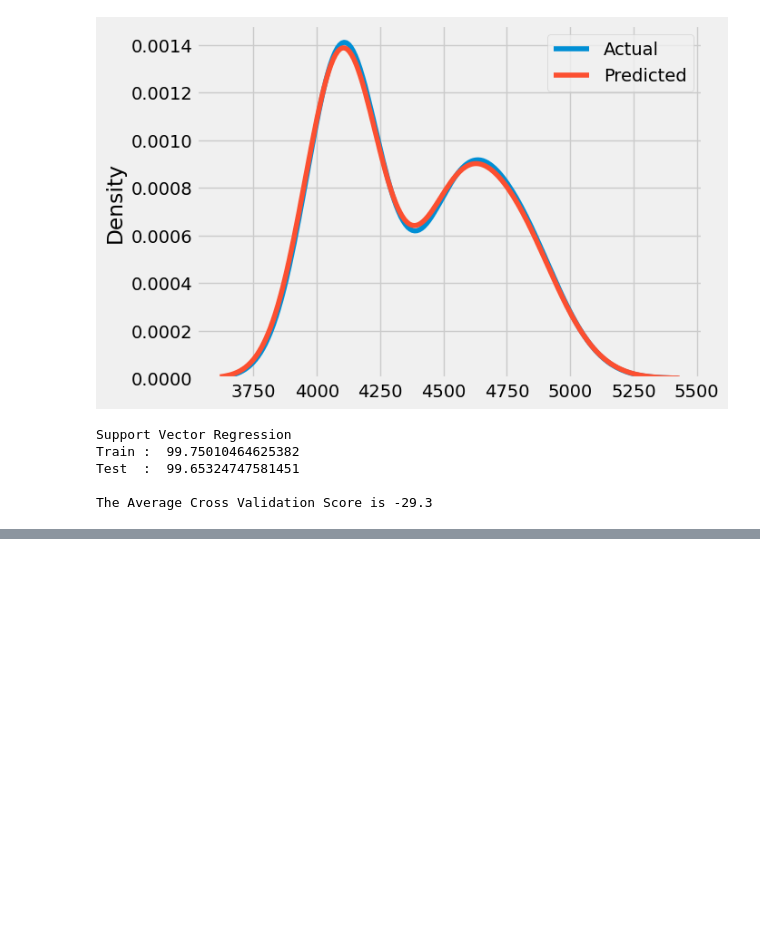
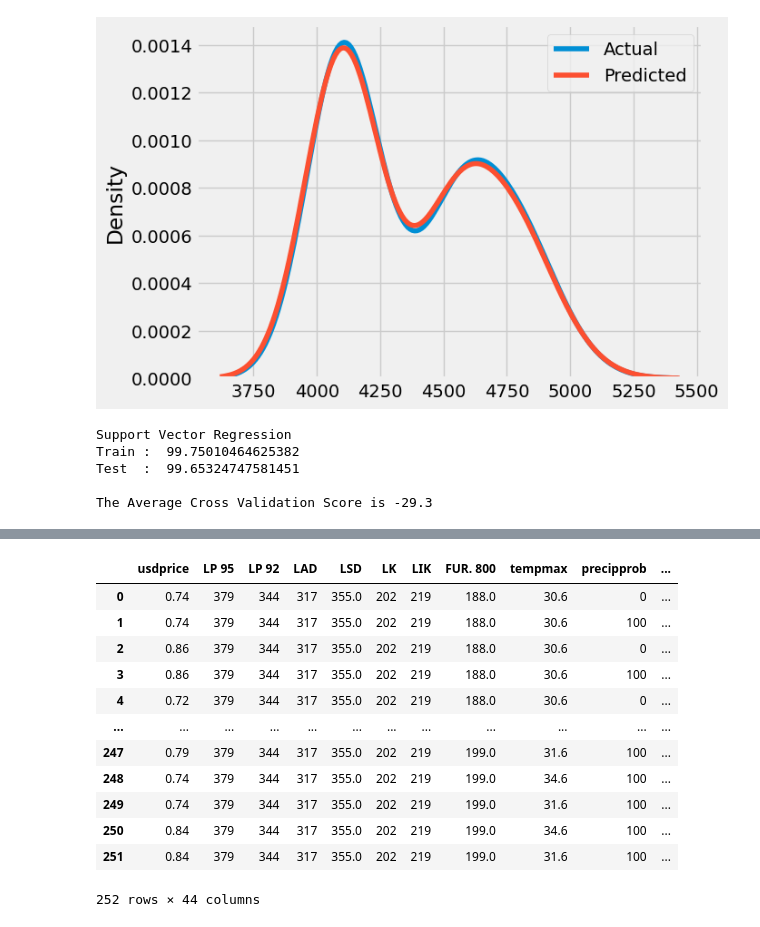
Before and after one commit to DVIlangamge/FYP--Rice-Price-Volatility-Analysis-and-Forecasting, a Jupyter notebook: FYP.ipynb, the cells around one changed output, grey strips where cells are left out. Saved outputs shown, nothing was run; the diff lists cells and outputs as text; code cells hidden in the pictures; blank space fills up the shorter version.

```diff
--- a/FYP.ipynb
+++ b/FYP.ipynb
@@ -2918,0 +2918,13 @@ The Average Cross Validation Score is -29.3
+# %%
+#creating the dataset by selecting features
+features = ['usdprice',
+ 'LP 95',
+ 'LP 92',
+ 'LAD',
+ 'LSD',
+ 'LK',
+ 'LIK',
+ 'FUR. 800',
+ 'tempmax',
+ 'precipprob', 'price','market']
+data_for_split_1 = merged_df[features]
@@ -2918,0 +2940,17 @@ The Average Cross Validation Score is -29.3
+# %%
+df = pd.get_dummies(data_for_split_1, columns =['market'],drop_first=True)
+df
+# %% [output]
+|  | usdprice | LP 95 | LP 92 | LAD | LSD | LK | LIK | FUR. 800 | tempmax | precipprob | ... |
+| 0 | 0.74 | 379 | 344 | 317 | 355.0 | 202 | 219 | 188.0 | 30.6 | 0 | ... |
+| 1 | 0.74 | 379 | 344 | 317 | 355.0 | 202 | 219 | 188.0 | 30.6 | 100 | ... |
+| 2 | 0.86 | 379 | 344 | 317 | 355.0 | 202 | 219 | 188.0 | 30.6 | 0 | ... |
+| 3 | 0.86 | 379 | 344 | 317 | 355.0 | 202 | 219 | 188.0 | 30.6 | 100 | ... |
+| 4 | 0.72 | 379 | 344 | 317 | 355.0 | 202 | 219 | 188.0 | 30.6 | 0 | ... |
+| ... | ... | ... | ... | ... | ... | ... | ... | ... | ... | ... | ... |
+| 247 | 0.79 | 379 | 344 | 317 | 355.0 | 202 | 219 | 199.0 | 31.6 | 100 | ... |
+| 248 | 0.74 | 379 | 344 | 317 | 355.0 | 202 | 219 | 199.0 | 34.6 | 100 | ... |
+| 249 | 0.74 | 379 | 344 | 317 | 355.0 | 202 | 219 | 199.0 | 31.6 | 100 | ... |
+| 250 | 0.84 | 379 | 344 | 317 | 355.0 | 202 | 219 | 199.0 | 34.6 | 100 | ... |
+| 251 | 0.84 | 379 | 344 | 317 | 355.0 | 202 | 219 | 199.0 | 31.6 | 100 | ... |
+252 rows × 44 columns
```
Also changed, not shown: parts of 48 cells of this notebook.
